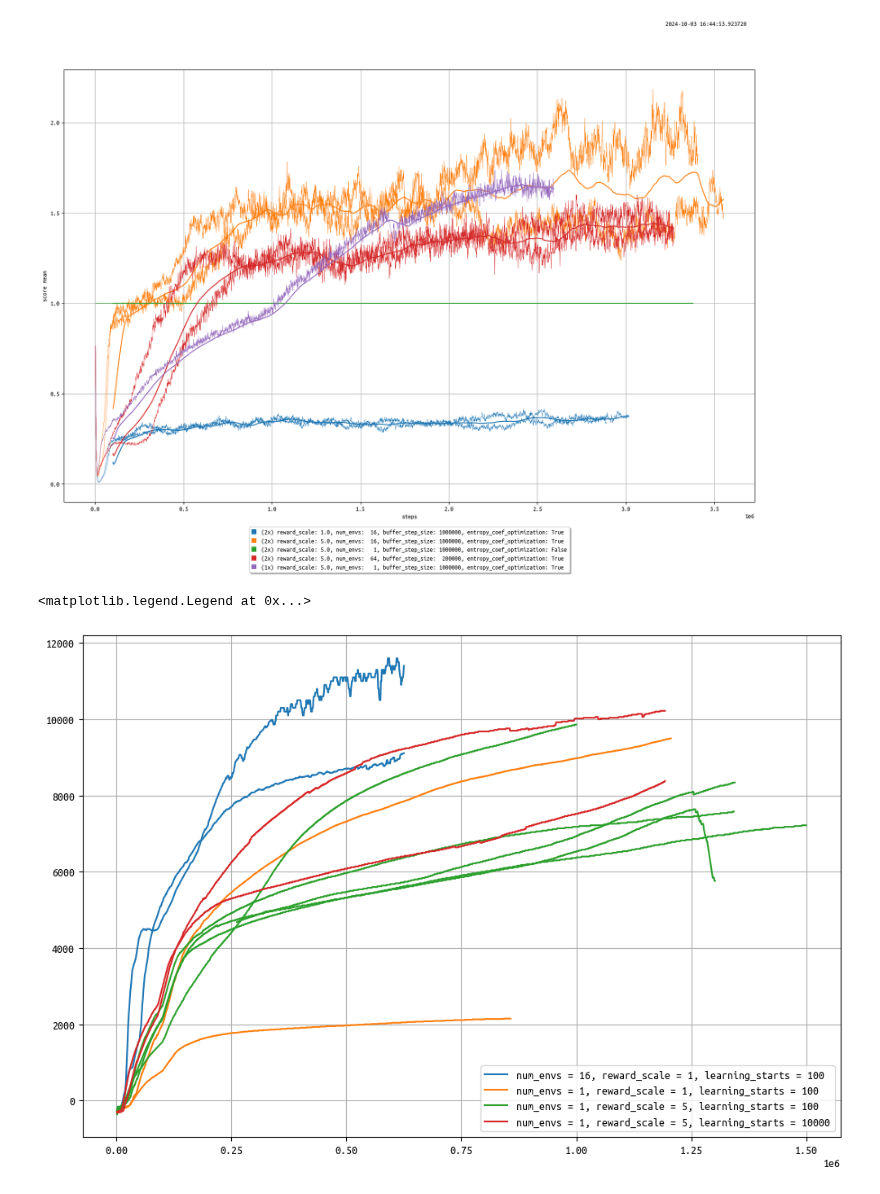
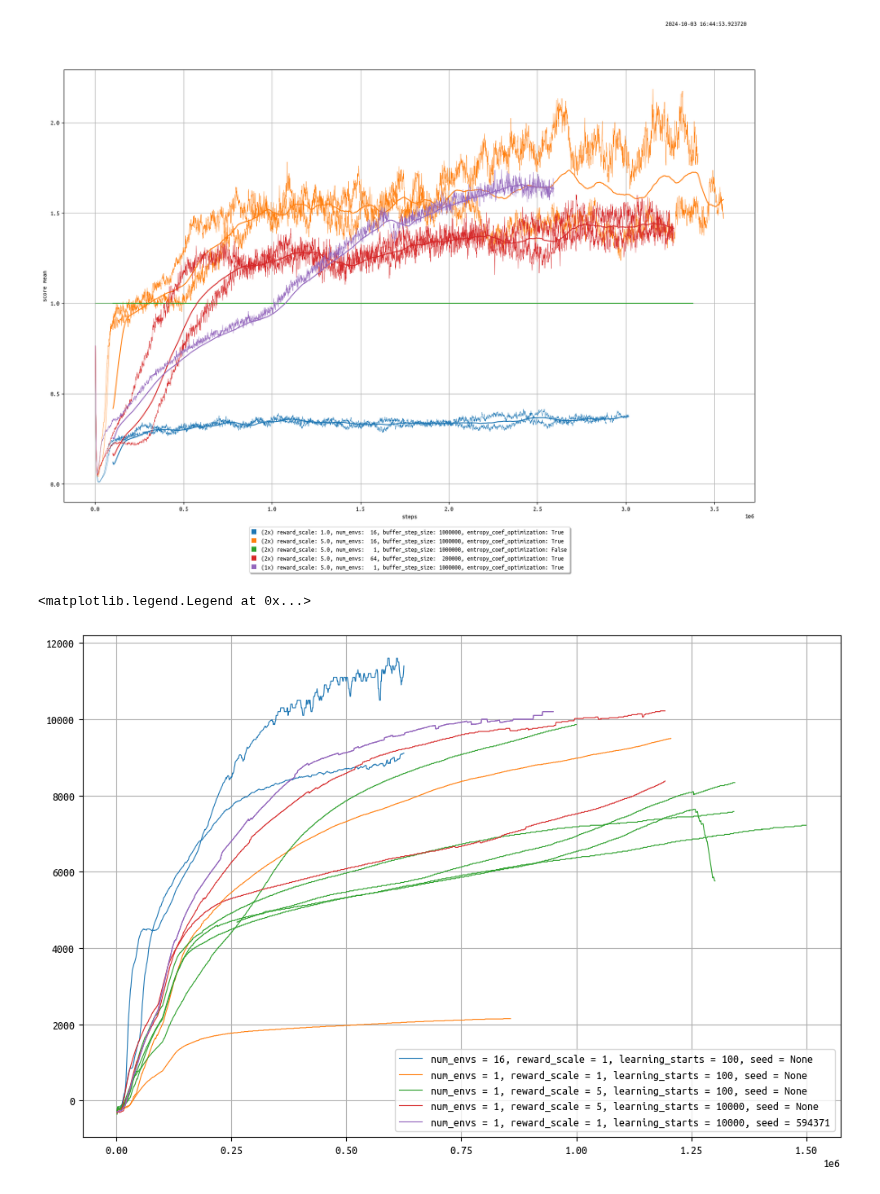
Before and after one commit to brn-dev/pytorch-repository, a Jupyter notebook: notebooks/analysis.ipynb, the cells around one changed output. Saved outputs shown, nothing was run; the diff lists cells and outputs as text; code cells hidden in the pictures.

```diff
--- a/notebooks/analysis.ipynb
+++ b/notebooks/analysis.ipynb
@@ -242,44 +242,53 @@ for data_file in glob.glob('experiment_logs/HalfCheetah-v4/sac_sb3/*.txt'):
                     if len(parts) >= 2:
                         key = parts[0]
                         value = parts[1]
+                        if key == 'total_timesteps':
+                            current_entry['total_timesteps'] = int(value)
                         if key == 'n_updates':
                             current_entry['n_updates'] = int(value)
                         elif key == 'ep_rew_mean':
                             current_entry['ep_rew_mean'] = float(value)
 
     # # Print the extracted data
     # for idx, entry in enumerate(entries, start=1):
     #     n_updates = entry.get('n_updates', 'N/A')
     #     ep_rew_mean = entry.get('ep_rew_mean', 'N/A')
     #     print(f"Entry {idx}: n_updates = {n_updates}, ep_rew_mean = {ep_rew_mean}")
 
-    label = f'num_envs = {16 if "16envs" in data_file else 1}'
+    label = f'num_envs = {16 if "envs=16" in data_file else 1}'
 
-    has_reward_scale = "5reward_scale" in data_file
+    has_reward_scale = "reward_scale=5" in data_file
     label += f', reward_scale = {5 if has_reward_scale else 1}'
 
-    label += f', learning_starts = {10000 if "10000learning_starts" in data_file else 100}'
+    label += f', learning_starts = {10000 if "learning_starts=10000" in data_file else 100}'
 
-    entries = [entry for entry in entries if entry['n_updates'] < 1_500_000]
+    label += f', seed = {None if "seed=594371" not in data_file else 594371}'
 
+    entries = [entry for entry in entries if 'n_updates' in entry and entry['n_updates'] < 1_500_000]
+
+    plot_kwargs = {
+        'linewidth': 0.8
+    }
     if prev_label == label:
         line2d = ax.plot(
-            [entry['n_updates'] for entry in entries],
+            [entry['n_updates'] if 'n_updates' in entry else 0 for entry in entries],
             [entry['ep_rew_mean'] / (5 if has_reward_scale else 1) for entry in entries],
-            color=line2d.get_color()
+            color=line2d.get_color(),
+            **plot_kwargs
         )[0]
     else:
         line2d = ax.plot(
-            [entry['n_updates'] for entry in entries],
+            [entry['n_updates'] if 'n_updates' in entry else 0 for entry in entries],
             [entry['ep_rew_mean'] / (5 if has_reward_scale else 1) for entry in entries],
-            label=label
+            label=label,
+            **plot_kwargs
         )[0]
 
     prev_label = label
 
 ax.set_xticks([_ * 250000 for _ in range(7)])
 ax.grid(True)
 ax.legend(loc='lower right', fancybox=True)
 # %% [output]
 <matplotlib.legend.Legend at 0x...>
-[figure, old version]
+[figure, new version]
```
Also changed, not shown: 15 other files.
